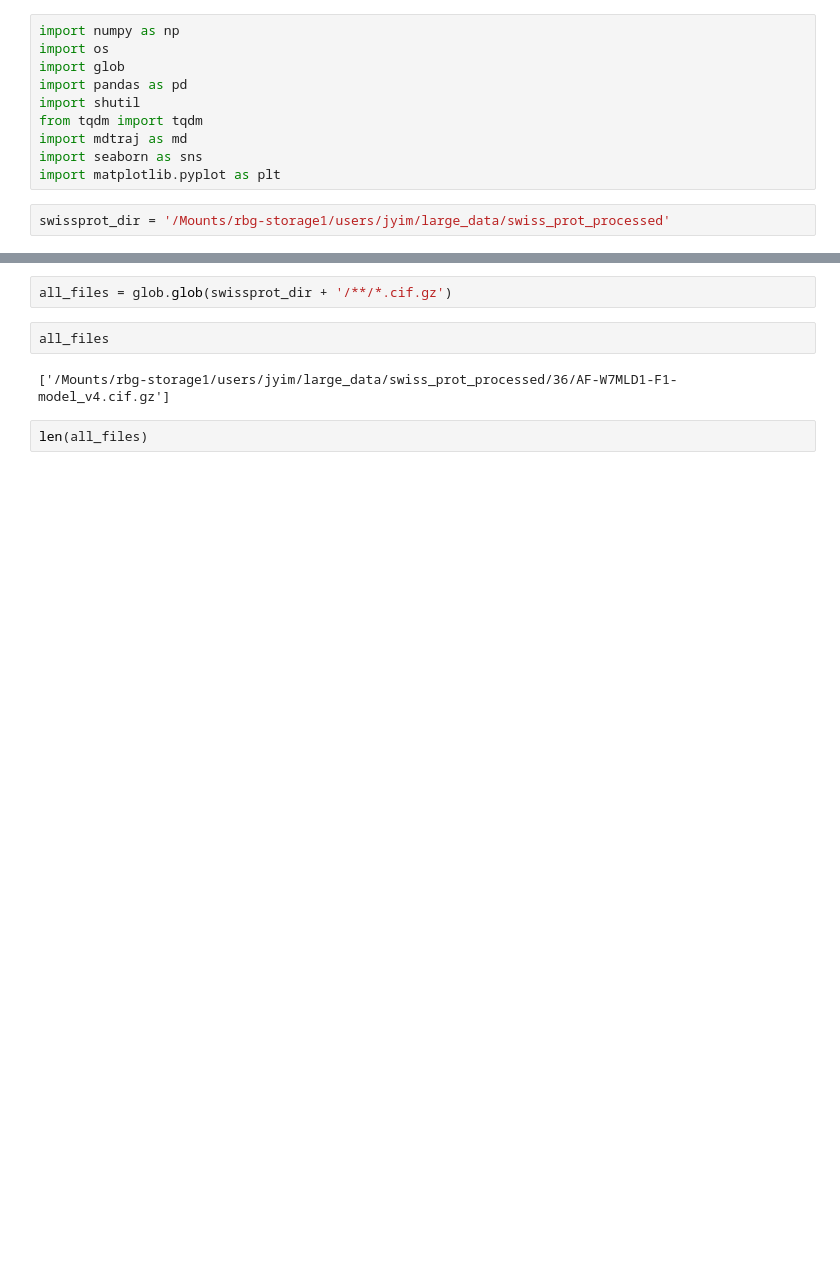
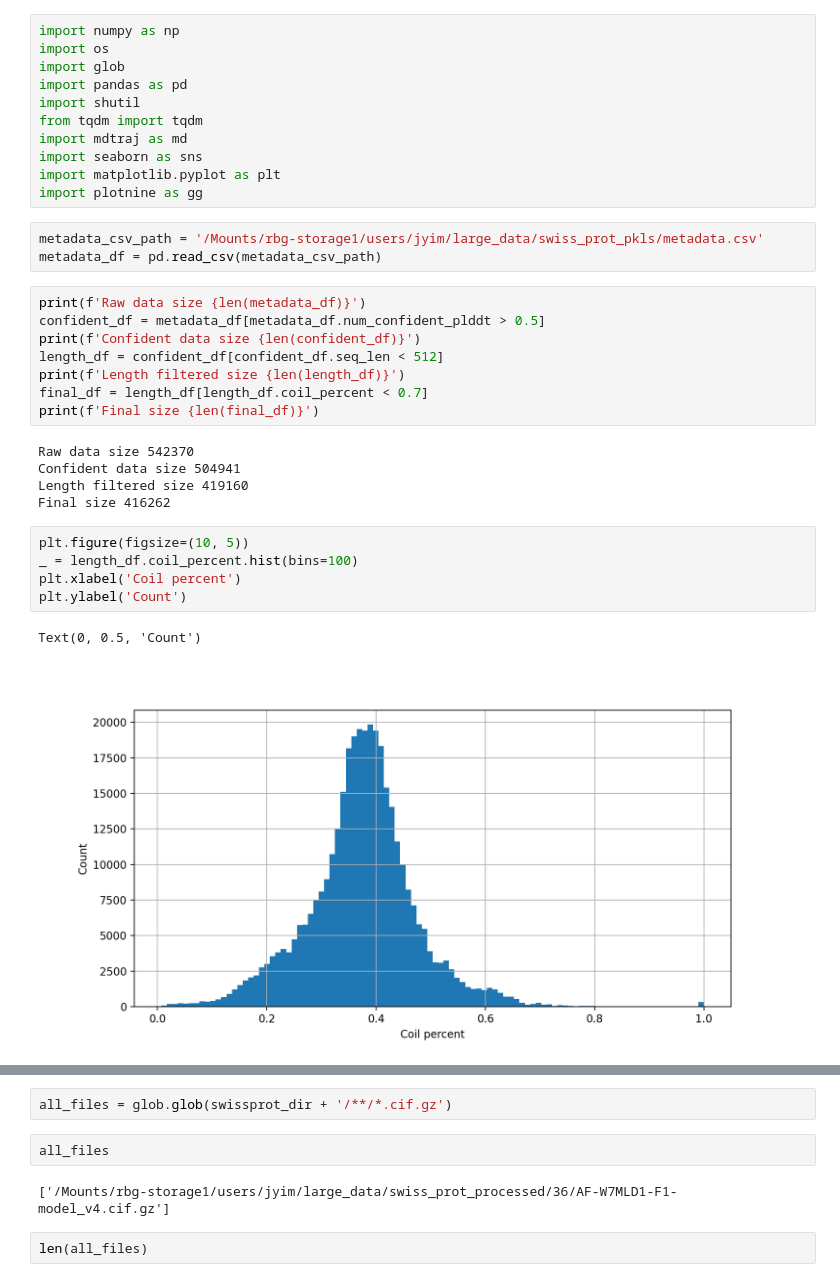
Before and after one commit to microsoft/protein-frame-flow, a Jupyter notebook: notebooks/swiss_prot_wrangling.ipynb, the cells around one changed output, grey strips where cells are left out. Drawn from its saved outputs; the diff is of its cells as text; blank space fills up the shorter version.

Commit message:
Update notebooks and add swissprot

```diff
--- a/notebooks/swiss_prot_wrangling.ipynb
+++ b/notebooks/swiss_prot_wrangling.ipynb
@@ -8,5 +8,28 @@ from tqdm import tqdm
 import mdtraj as md
 import seaborn as sns
 import matplotlib.pyplot as plt
+import plotnine as gg
 # %%
-swissprot_dir = '/Mounts/rbg-storage1/users/jyim/large_data/swiss_prot_processed'
+metadata_csv_path = '/Mounts/rbg-storage1/users/jyim/large_data/swiss_prot_pkls/metadata.csv'
+metadata_df = pd.read_csv(metadata_csv_path)
+# %%
+print(f'Raw data size {len(metadata_df)}')
+confident_df = metadata_df[metadata_df.num_confident_plddt > 0.5]
+print(f'Confident data size {len(confident_df)}')
+length_df = confident_df[confident_df.seq_len < 512]
+print(f'Length filtered size {len(length_df)}')
+final_df = length_df[length_df.coil_percent < 0.7]
+print(f'Final size {len(final_df)}')
+# %% [output]
+Raw data size 542370
+Confident data size 504941
+Length filtered size 419160
+Final size 416262
+# %%
+plt.figure(figsize=(10, 5))
+_ = length_df.coil_percent.hist(bins=100)
+plt.xlabel('Coil percent')
+plt.ylabel('Count')
+# %% [output]
+Text(0, 0.5, 'Count')
+[figure, added]
```
Also changed, not shown: parts of 12 cells of this notebook, 9 other files.
